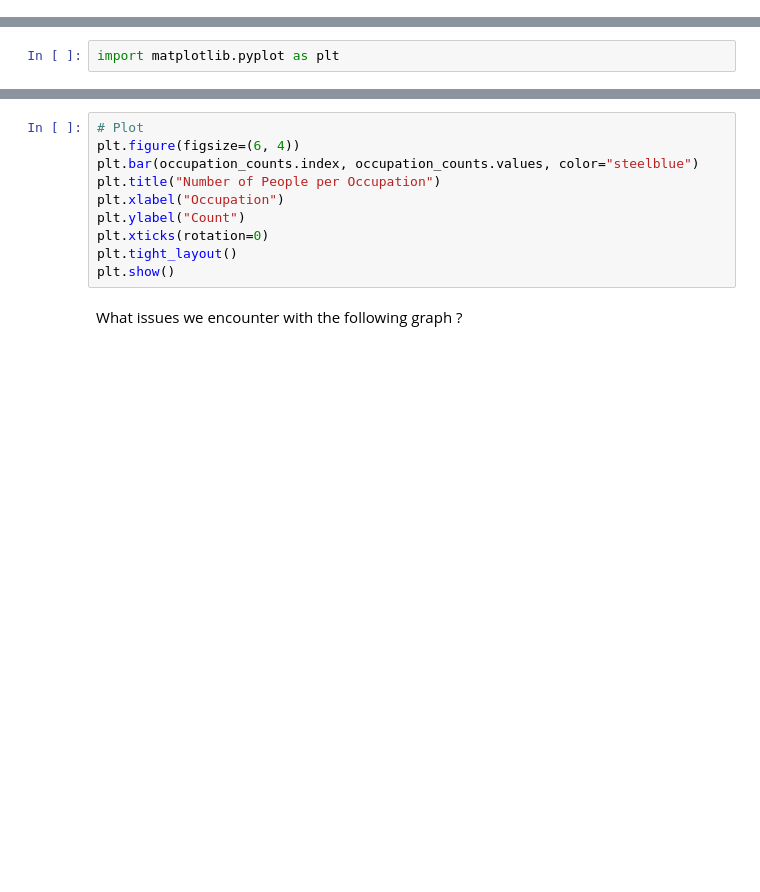
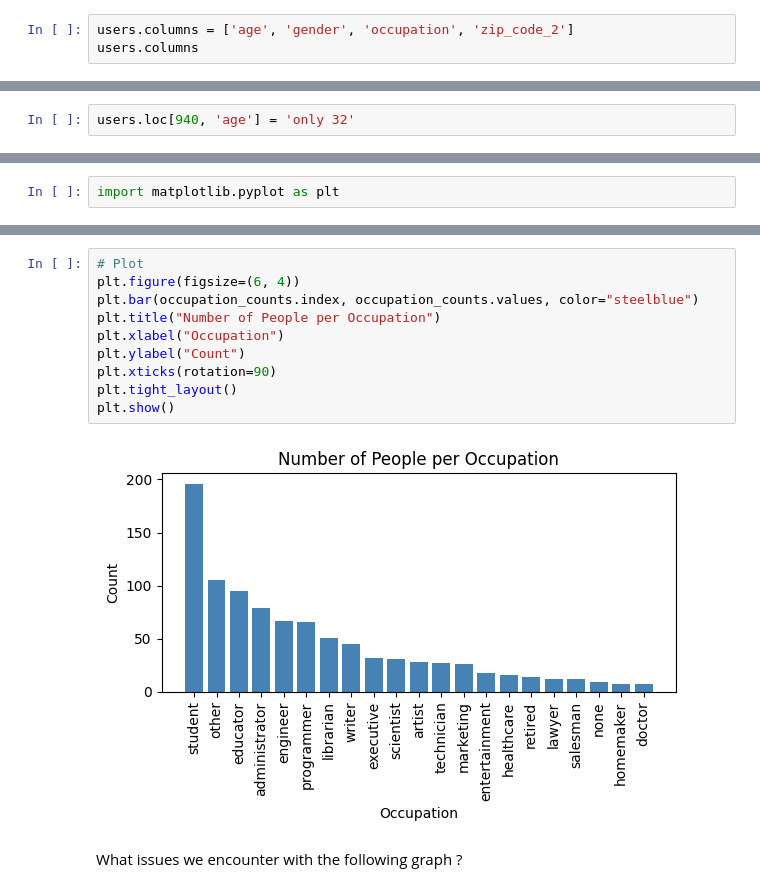
Before and after one commit to agpetrovici/MA_UG2025FALL_CS181MAD, a Jupyter notebook: docs/6.1-pandas-basics.ipynb, the cells around one changed output, grey strips where cells are left out. Cells and saved outputs as stored; diff of their text form; blank space fills up the shorter version.

```diff
--- a/docs/6.1-pandas-basics.ipynb
+++ b/docs/6.1-pandas-basics.ipynb
@@ -84,0 +195,3 @@ users.shape[1]
+# %%
+users.columns = ['age', 'gender', 'occupation', 'zip_code_2']
+users.columns
@@ -97,0 +275,2 @@ Solve it by 2 different ways
+# %%
+users.loc[940, 'age'] = 'only 32'
@@ -145,13 +572,15 @@ occupation_counts
 # %%
 # Plot
 plt.figure(figsize=(6, 4))
 plt.bar(occupation_counts.index, occupation_counts.values, color="steelblue")
 plt.title("Number of People per Occupation")
 plt.xlabel("Occupation")
 plt.ylabel("Count")
-plt.xticks(rotation=0)
+plt.xticks(rotation=90)
 plt.tight_layout()
 plt.show()
+# %% [output]
+[figure, added]
 # %% [markdown]
 What issues we encounter with the following graph ?
 # %%
```
Also changed, not shown: parts of 50 cells of this notebook, 1 other file.
